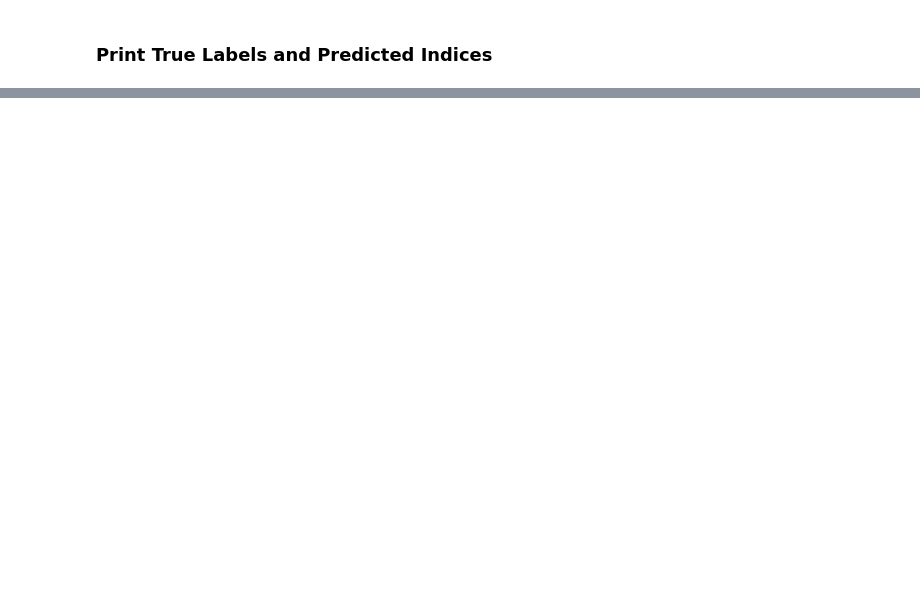
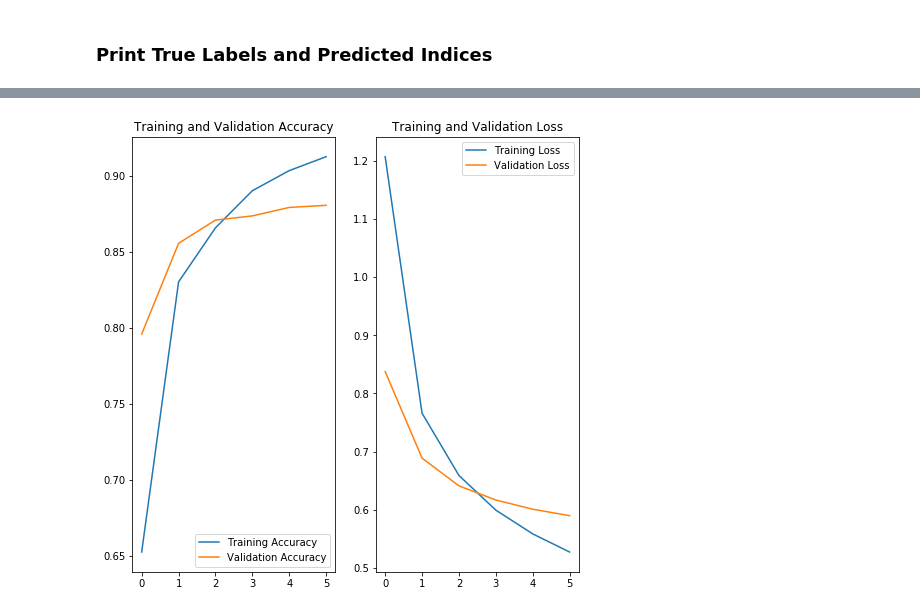
Before and after one commit to MuhammadDanyialKhan/Google-Colaboratory-Notebooks, a Jupyter notebook: exercise_flowers_with_transfer_learning.ipynb, the cells around one changed output, grey strips where cells are left out. Cells and saved outputs as stored; diff of their text form; code cells hidden in the pictures; blank space fills up the shorter version.

```diff
--- a/exercise_flowers_with_transfer_learning.ipynb
+++ b/exercise_flowers_with_transfer_learning.ipynb
@@ -227,0 +265,13 @@ W0807 18:07:51.477326 140013759133568 image.py:648] Clipping input data to the v
+# %%
+URL = "https://tfhub.dev/google/tf2-preview/inception_v3/feature_vector/4"
+feature_extractor = hub.KerasLayer(URL,
+                                   input_shape=(IMAGE_RES, IMAGE_RES,3))
+# %%
+feature_extractor.trainable = False
+# %%
+model = tf.keras.Sequential([
+  feature_extractor,
+  layers.Dense(5, activation='softmax')
+])
+
+model.summary()
@@ -227,0 +291,10 @@ W0807 18:07:51.477326 140013759133568 image.py:648] Clipping input data to the v
+# %%
+model.compile(
+  optimizer='adam',
+  loss='sparse_categorical_crossentropy',
+  metrics=['accuracy'])
+
+EPOCHS = 6
+history = model.fit(train_batches,
+                    epochs=EPOCHS,
+                    validation_data=validation_batches)
@@ -227,0 +314,5 @@ W0807 18:07:51.477326 140013759133568 image.py:648] Clipping input data to the v
+# %%
+plot_trainning_and_validation_graph(history)
+plt.show()
+# %% [output]
+[figure, added]
```
Also changed, not shown: parts of 14 cells of this notebook.
